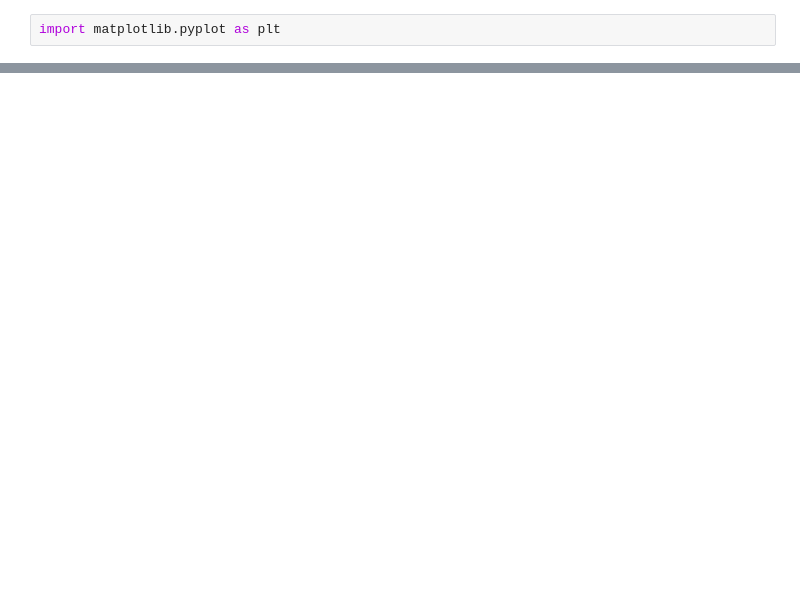
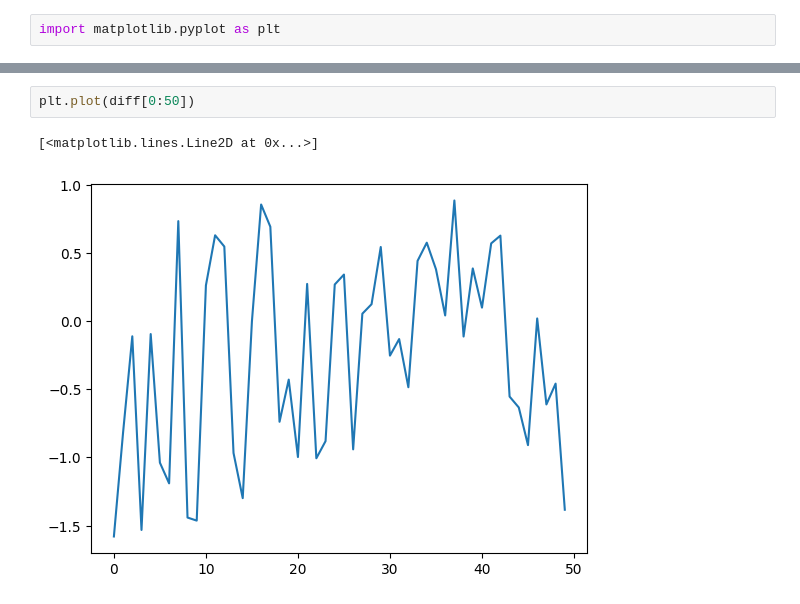
Before and after one commit to dsshv/cyber_physic_systems, a Jupyter notebook: lecture_2/lesson_2.ipynb, the cells around one changed output, grey strips where cells are left out. Drawn from its saved outputs; the diff is of its cells as text; blank space fills up the shorter version.

```diff
--- a/lecture_2/lesson_2.ipynb
+++ b/lecture_2/lesson_2.ipynb
@@ -24,0 +32,5 @@ SyntaxError: invalid syntax (457645448.py, line 1)
+# %%
+plt.plot(diff[0:50])
+# %% [output]
+[<matplotlib.lines.Line2D at 0x...>]
+[figure, added]
```
Also changed, not shown: parts of 8 cells of this notebook.
